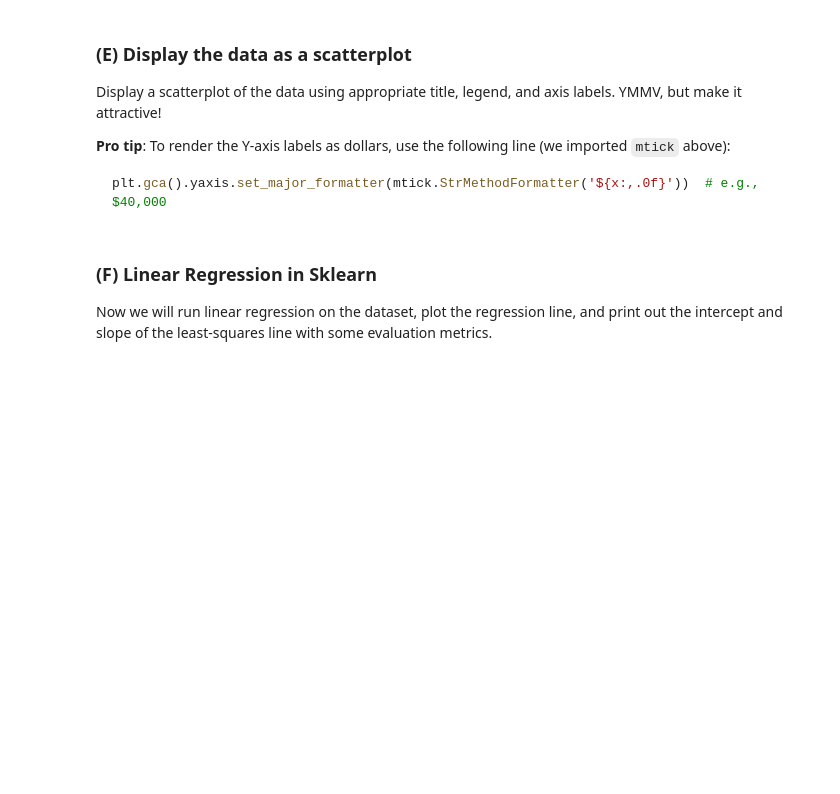
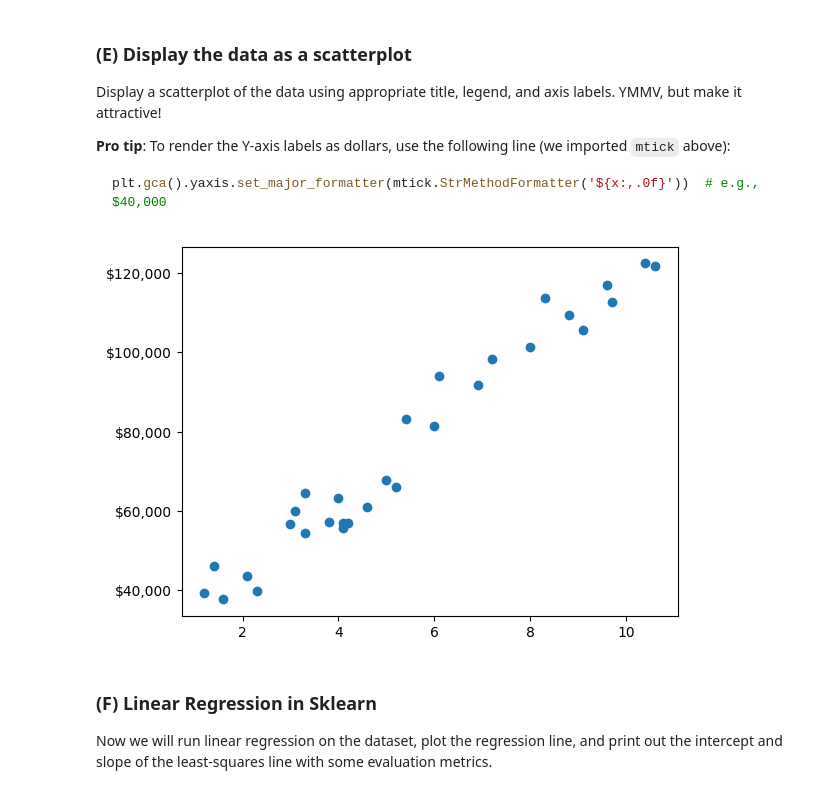
Before and after one commit to Smi7hey13/OMDS603, a Jupyter notebook: Module-3-Assignments-main/Homework_01.ipynb, the cells around one changed output. Drawn from its saved outputs; the diff is of its cells as text; code cells hidden in the pictures; blank space fills up the shorter version.

````diff
--- a/Module-3-Assignments-main/Homework_01.ipynb
+++ b/Module-3-Assignments-main/Homework_01.ipynb
@@ -238,6 +236,12 @@ plt.gca().yaxis.set_major_formatter(mtick.StrMethodFormatter('${x:,.0f}'))  # e.
 ```
 # %%
 # Your code here (not graded)
+
+plt.scatter(salary_data['YearsExperience'], salary_data['Salary'])
+plt.gca().yaxis.set_major_formatter(mtick.StrMethodFormatter('${x:,.0f}'))
+plt.show()
+# %% [output]
+[figure, added]
 # %% [markdown]
  ### (F) Linear Regression in Sklearn
 
````
Also changed, not shown: parts of 15 cells of this notebook.
